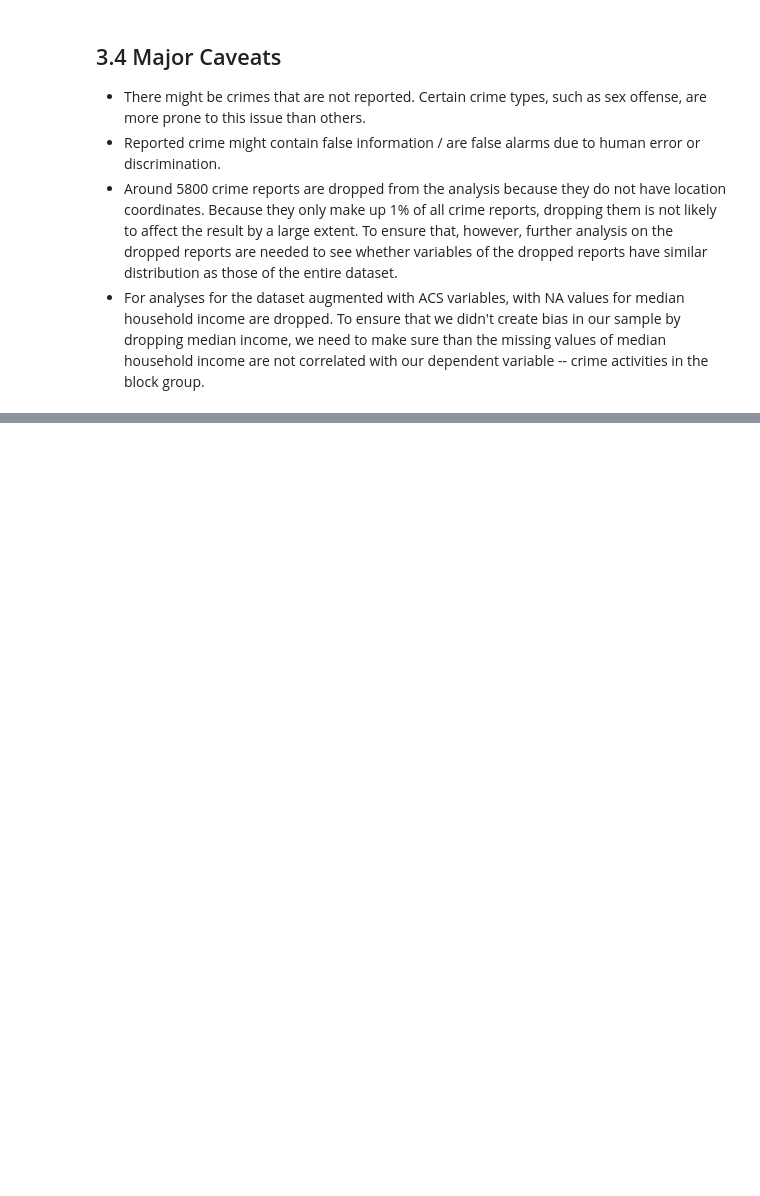
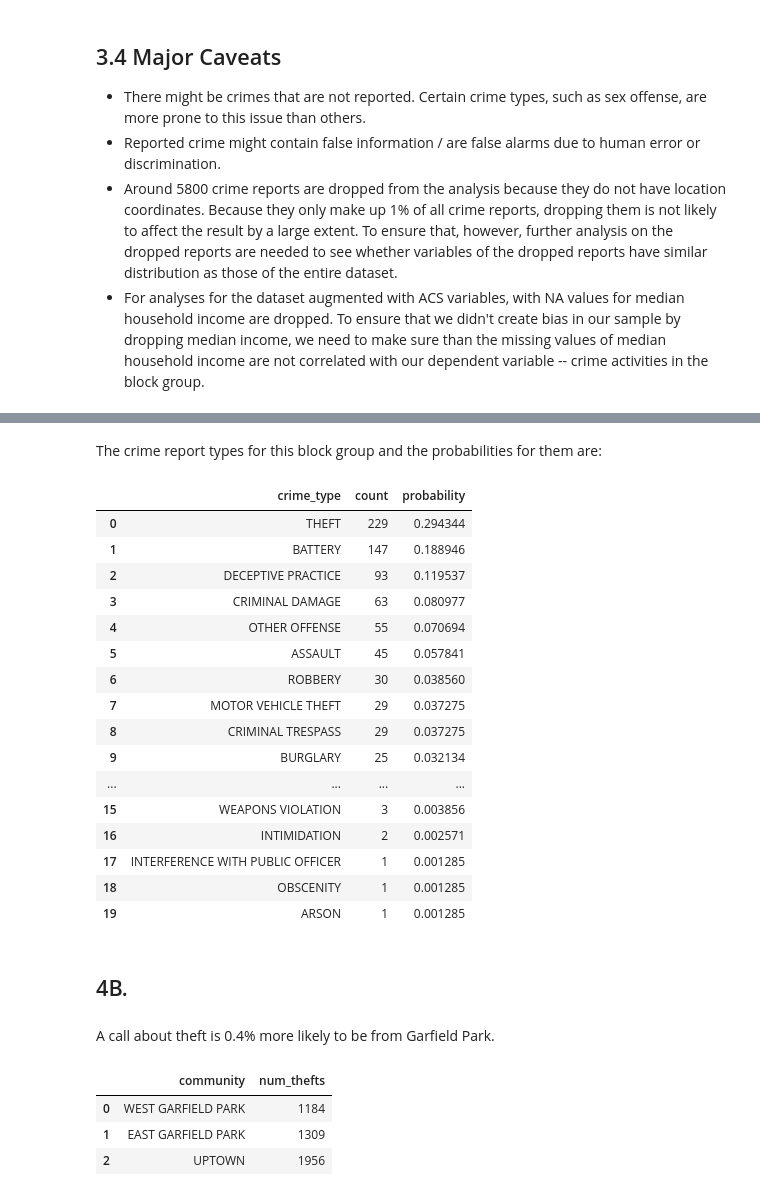
Before and after one commit to aya-liu/machine-learning-for-policy, a Jupyter notebook: hws/hw1/hw1_writeup.ipynb, the cells around one changed output, grey strips where cells are left out. Drawn from its saved outputs; the diff is of its cells as text; code cells hidden in the pictures; blank space fills up the shorter version.

```diff
--- a/hws/hw1/hw1_writeup.ipynb
+++ b/hws/hw1/hw1_writeup.ipynb
@@ -719,0 +742,30 @@ The mayor should focus preventative public safety efforts on the West Side of Ch
+# %% [markdown]
+The crime report types for this block group and the probabilities for them are:
+# %%
+call_block = gcrimes[gcrimes.GEOID == '170313301004']
+call_types = call_block.groupby('primary_type').size().sort_values(ascending=False).reset_index()
+call_types.columns = ['crime_type', 'count']
+call_types['probability'] = call_types['count'] / len(call_block)
+call_types
+# %% [output]
+|  | crime_type | count | probability |
+| 0 | THEFT | 229 | 0.294344 |
+| 1 | BATTERY | 147 | 0.188946 |
+| 2 | DECEPTIVE PRACTICE | 93 | 0.119537 |
+| 3 | CRIMINAL DAMAGE | 63 | 0.080977 |
+| 4 | OTHER OFFENSE | 55 | 0.070694 |
+| 5 | ASSAULT | 45 | 0.057841 |
+| 6 | ROBBERY | 30 | 0.038560 |
+| 7 | MOTOR VEHICLE THEFT | 29 | 0.037275 |
+| 8 | CRIMINAL TRESPASS | 29 | 0.037275 |
+| 9 | BURGLARY | 25 | 0.032134 |
+| ... | ... | ... | ... |
+| 15 | WEAPONS VIOLATION | 3 | 0.003856 |
+| 16 | INTIMIDATION | 2 | 0.002571 |
+| 17 | INTERFERENCE WITH PUBLIC OFFICER | 1 | 0.001285 |
+| 18 | OBSCENITY | 1 | 0.001285 |
+| 19 | ARSON | 1 | 0.001285 |
+# %% [markdown]
+## 4B.
+# %% [markdown]
+A call about theft is 0.4% more likely to be from Garfield Park.
@@ -719,0 +781,7 @@ The mayor should focus preventative public safety efforts on the West Side of Ch
+# %%
+thefts_gu
+# %% [output]
+|  | community | num_thefts |
+| 0 | WEST GARFIELD PARK | 1184 |
+| 1 | EAST GARFIELD PARK | 1309 |
+| 2 | UPTOWN | 1956 |
```
Also changed, not shown: parts of 22 cells of this notebook.
